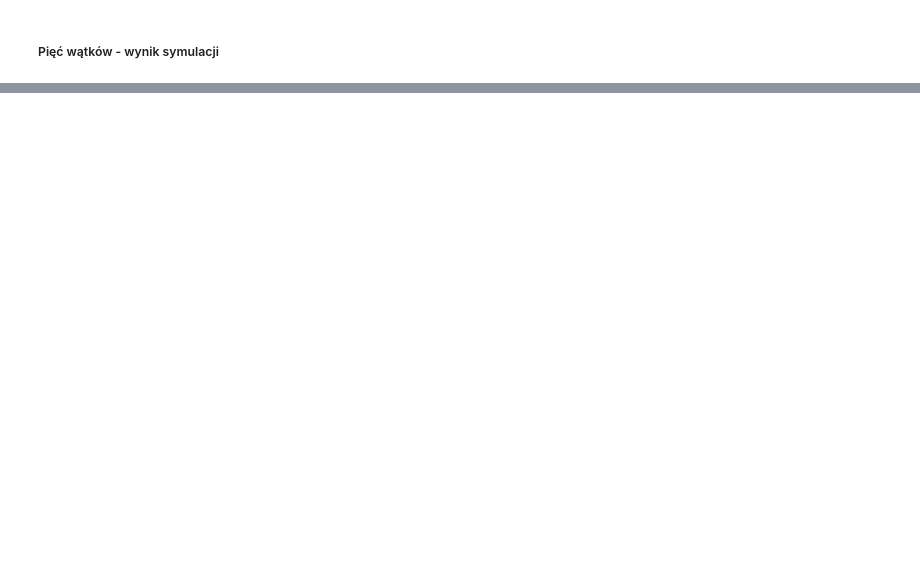
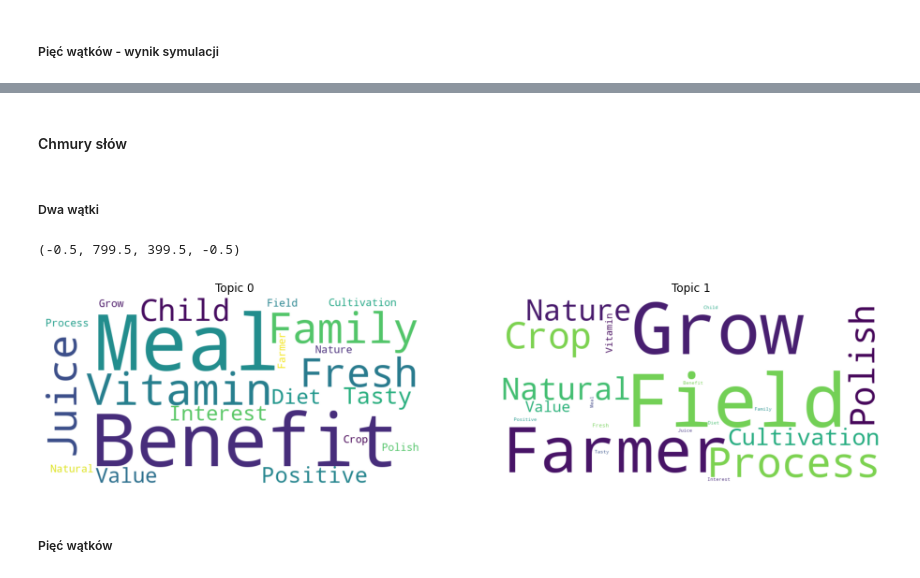
Before and after one commit to chomiczdawid/apprenticeship-project, a Jupyter notebook: 4_results_visualisation.ipynb, the cells around one changed output, grey strips where cells are left out. Cells and saved outputs as stored; diff of their text form; code cells hidden in the pictures; blank space fills up the shorter version.

```diff
--- a/4_results_visualisation.ipynb
+++ b/4_results_visualisation.ipynb
@@ -149,3 +149,44 @@ dfStyler.set_table_styles([dict(selector='th', props=[('text-align', 'left')])])
 # %% [output]
 Model dla 5 wątków
 [interactive output not drawn]
+# %% [markdown]
+#### Chmury słów
+# %% [markdown]
+##### Dwa wątki
+# %%
+topic_1 = pd.Series(data={'Meal':0.135507, 'Benefit':0.118648, 'Vitamin':0.100491, 'Family':0.090842, 'Juice':0.085576,
+                          'Fresh':0.081622, 'Child':0.074075, 'Tasty':0.071664, 'Positive':0.064008, 'Value':0.059366,
+                          'Diet':0.058202, 'Interest':0.057317, 'Natural':0.000309, 'Process':0.000309, 'Field':0.000305 ,
+                          'Farmer':0.000300, 'Nature':0.000299, 'Cultivation':0.000294, 'Crop':0.000292, 'Grow':0.000291,
+                          'Polish':0.000286})
+topic_2 = pd.Series(data={'Field':0.149555, 'Grow':0.142897, 'Farmer':0.142375, 'Process':0.130046, 'Crop':0.098753,
+                          'Polish':0.084900, 'Natural':0.081283, 'Nature':0.077701, 'Cultivation':0.065387, 'Value':0.019142,
+                          'Vitamin':0.004413, 'Fresh':0.000471, 'Benefit':0.000392, 'Diet':0.000369, 'Family':0.000362,
+                          'Juice':0.000347, 'Tasty':0.000343, 'Child':0.000330, 'Meal':0.000325, 'Positive':0.000319,
+                          'Interest':0.000289})
+# %%
+from wordcloud import WordCloud
+import matplotlib.pyplot as plt
+import matplotlib.image as mpimg
+
+wc = WordCloud(width=800, height=400, background_color='white',
+               max_words=1000, contour_width=3, contour_color='steelblue', collocations=False)
+
+fig = plt.figure(figsize=(16,12))
+plt.subplot(221)
+wc.generate_from_frequencies(frequencies=topic_1)
+a = wc.to_image()
+plt.title('Topic 0')
+plt.imshow(a)
+plt.axis('Off')
+plt.subplot(222)
+wc.generate_from_frequencies(frequencies=topic_2)
+b = wc.to_image()
+plt.title('Topic 1')
+plt.imshow(b)
+plt.axis('Off')
+# %% [output]
+(-0.5, 799.5, 399.5, -0.5)
+[figure, added]
+# %% [markdown]
+##### Pięć wątków
```
Also changed, not shown: parts of 2 cells of this notebook.
